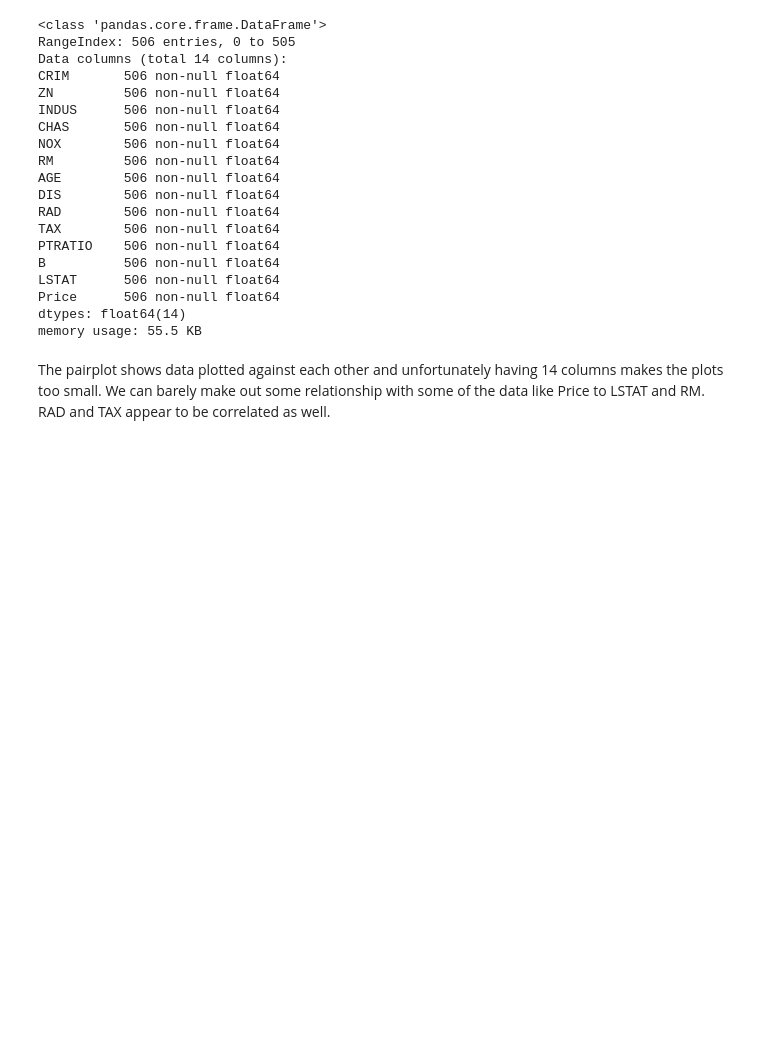
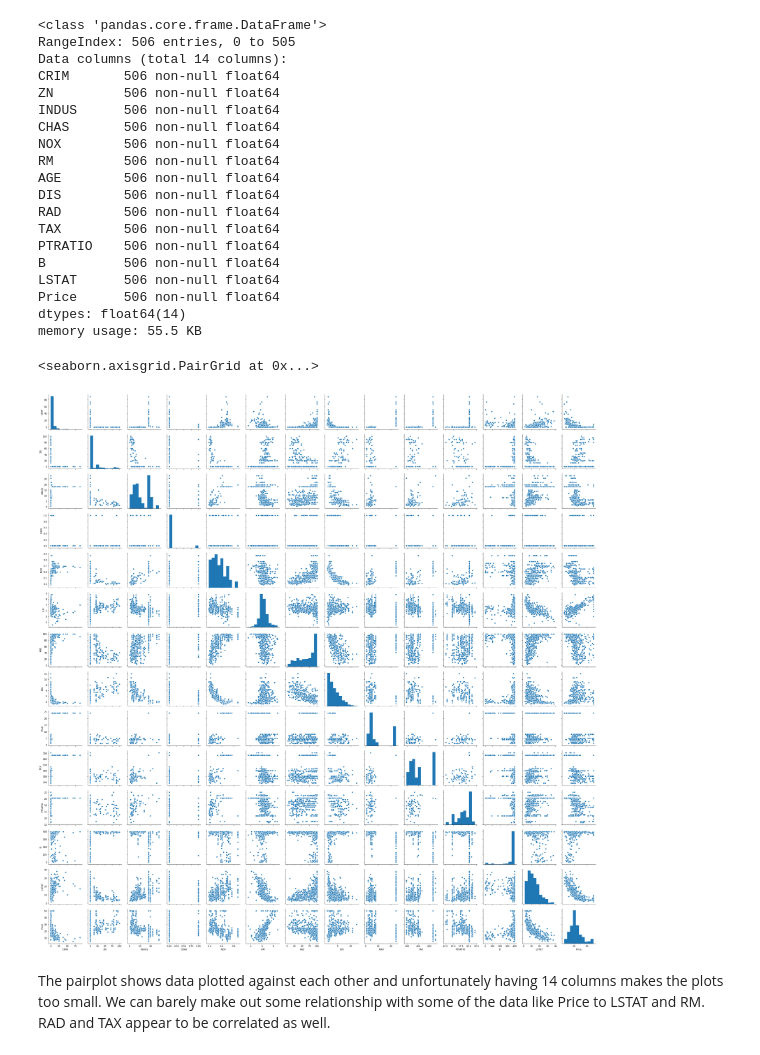
Before and after one commit to NurseQ/Machine-Learning-and-Statistics-Project-2019, a Jupyter notebook: Machine-Learning-and-Statistics-Project.ipynb, the cells around one changed output. Drawn from its saved outputs; the diff is of its cells as text; code cells hidden in the pictures; blank space fills up the shorter version.

```diff
--- a/Machine-Learning-and-Statistics-Project.ipynb
+++ b/Machine-Learning-and-Statistics-Project.ipynb
@@ -159,7 +159,10 @@ Price      506 non-null float64
 dtypes: float64(14)
 memory usage: 55.5 KB
 # %%
-# sns.pairplot(bdf)
+sns.pairplot(bdf)
+# %% [output]
+<seaborn.axisgrid.PairGrid at 0x...>
+[figure, added]
 # %% [markdown]
 The pairplot shows data plotted against each other and unfortunately having 14 columns makes the plots too small. We can barely make out some relationship with some of the data like Price to LSTAT and RM. RAD and TAX appear to be correlated as well.
 # %%
```
Also changed, not shown: parts of 20 cells of this notebook.
